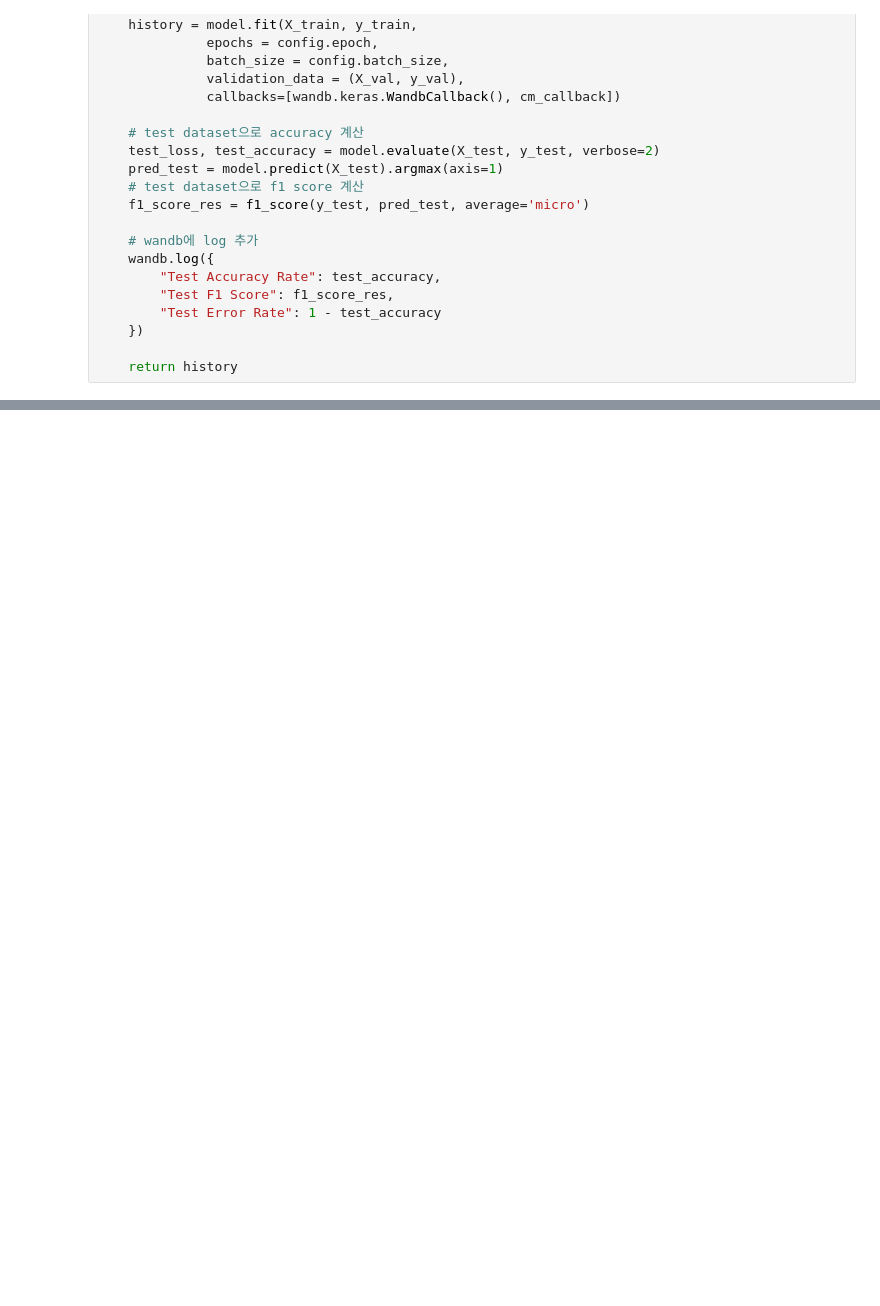
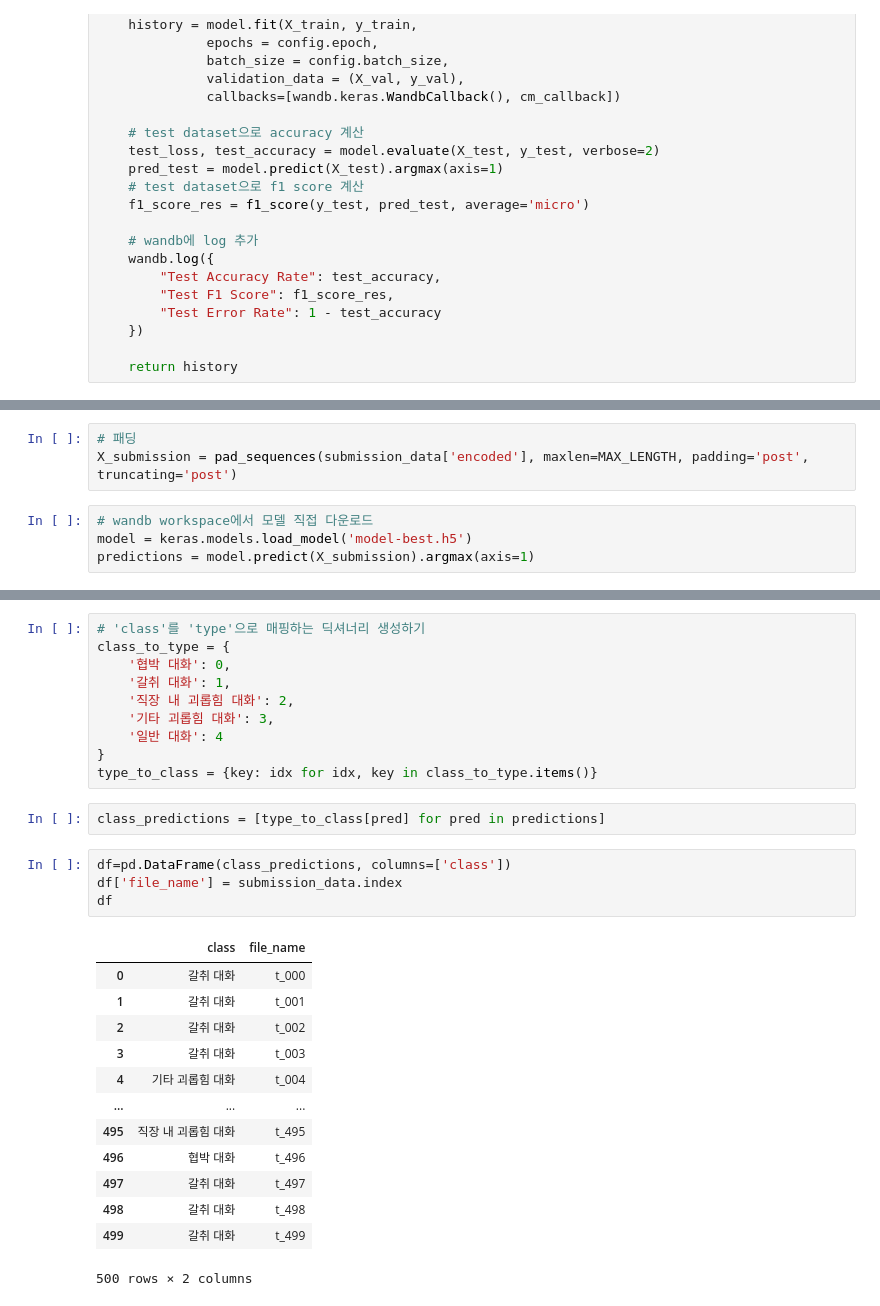
Before and after one commit to hojae-m-choi/dlthon-minions, a Jupyter notebook: dlthon-kevin/custom_models.ipynb, the cells around one changed output, grey strips where cells are left out. Drawn from its saved outputs; the diff is of its cells as text; blank space fills up the shorter version.

Commit message:
fffinish data and submission in share folder

```diff
--- a/dlthon-kevin/custom_models.ipynb
+++ b/dlthon-kevin/custom_models.ipynb
@@ -590,0 +577,7 @@ INFO:tensorflow:Assets written to: /aiffel/aiffel/dlthon-minions/dlthon-kevin/wa
+# %%
+# 패딩
+X_submission = pad_sequences(submission_data['encoded'], maxlen=MAX_LENGTH, padding='post', truncating='post')
+# %%
+# wandb workspace에서 모델 직접 다운로드
+model = keras.models.load_model('model-best.h5')
+predictions = model.predict(X_submission).argmax(axis=1)
@@ -590,0 +586,30 @@ INFO:tensorflow:Assets written to: /aiffel/aiffel/dlthon-minions/dlthon-kevin/wa
+# %%
+# 'class'를 'type'으로 매핑하는 딕셔너리 생성하기
+class_to_type = {
+    '협박 대화': 0,
+    '갈취 대화': 1,
+    '직장 내 괴롭힘 대화': 2,
+    '기타 괴롭힘 대화': 3,
+    '일반 대화': 4
+}
+type_to_class = {key: idx for idx, key in class_to_type.items()}
+# %%
+class_predictions = [type_to_class[pred] for pred in predictions]
+# %%
+df=pd.DataFrame(class_predictions, columns=['class'])
+df['file_name'] = submission_data.index
+df
+# %% [output]
+|  | class | file_name |
+| 0 | 갈취 대화 | t_000 |
+| 1 | 갈취 대화 | t_001 |
+| 2 | 갈취 대화 | t_002 |
+| 3 | 갈취 대화 | t_003 |
+| 4 | 기타 괴롭힘 대화 | t_004 |
+| ... | ... | ... |
+| 495 | 직장 내 괴롭힘 대화 | t_495 |
+| 496 | 협박 대화 | t_496 |
+| 497 | 갈취 대화 | t_497 |
+| 498 | 갈취 대화 | t_498 |
+| 499 | 갈취 대화 | t_499 |
+500 rows × 2 columns
```
Also changed, not shown: parts of 22 cells of this notebook, 10 other files.
